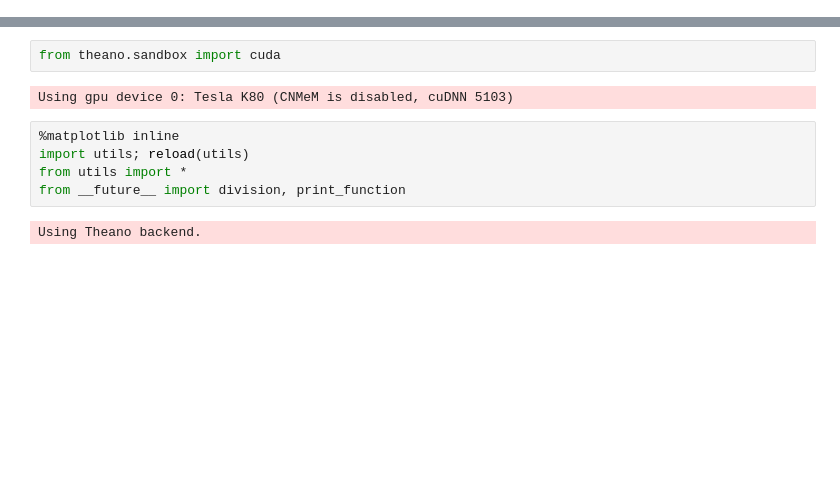
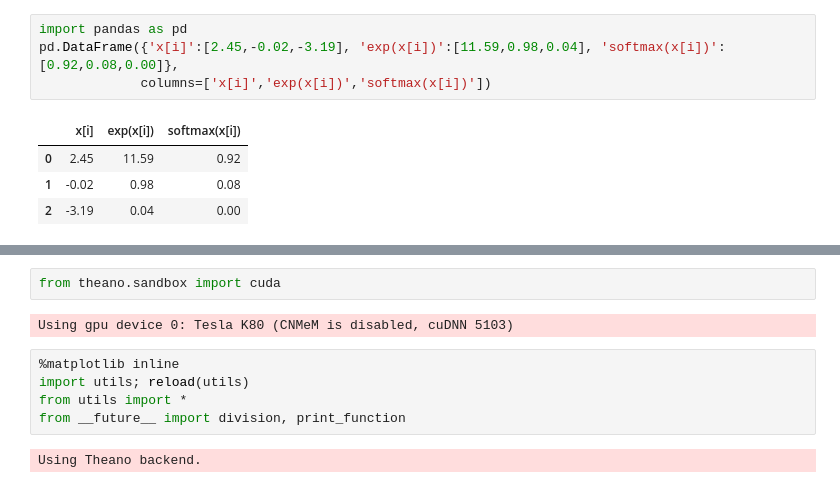
Before and after one commit to fdaham/fast-ai, a Jupyter notebook: lesson3.ipynb, the cells around one changed output, grey strips where cells are left out. Saved outputs shown, nothing was run; the diff lists cells and outputs as text; blank space fills up the shorter version.

Commit message:
added table to Lesson 3 nb

```diff
--- a/lesson3.ipynb
+++ b/lesson3.ipynb
@@ -72,0 +63,9 @@ So far, we've learned pretty much all the basics of a CNN. Now, let's look at so
+# %%
+import pandas as pd
+pd.DataFrame({'x[i]':[2.45,-0.02,-3.19], 'exp(x[i])':[11.59,0.98,0.04], 'softmax(x[i])':[0.92,0.08,0.00]},
+             columns=['x[i]','exp(x[i])','softmax(x[i])'])
+# %% [output]
+|  | x[i] | exp(x[i]) | softmax(x[i]) |
+| 0 | 2.45 | 11.59 | 0.92 |
+| 1 | -0.02 | 0.98 | 0.08 |
+| 2 | -3.19 | 0.04 | 0.00 |
```
Also changed, not shown: parts of 2 cells of this notebook.
